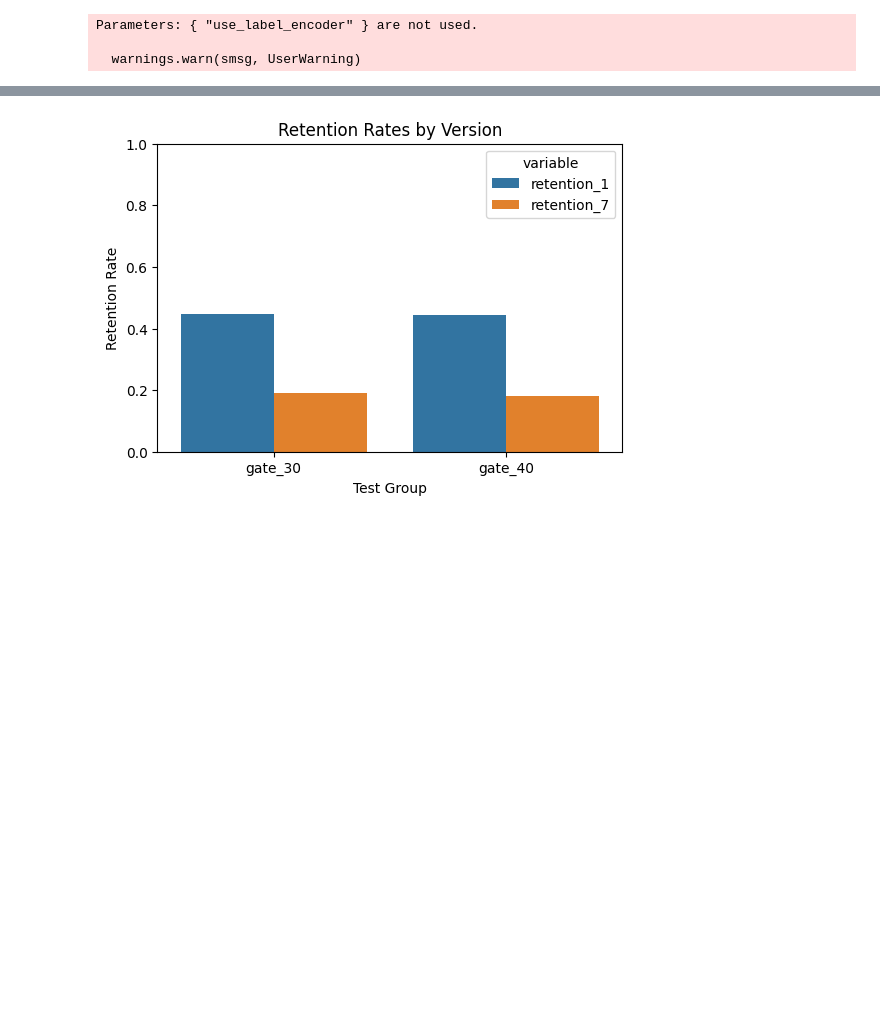
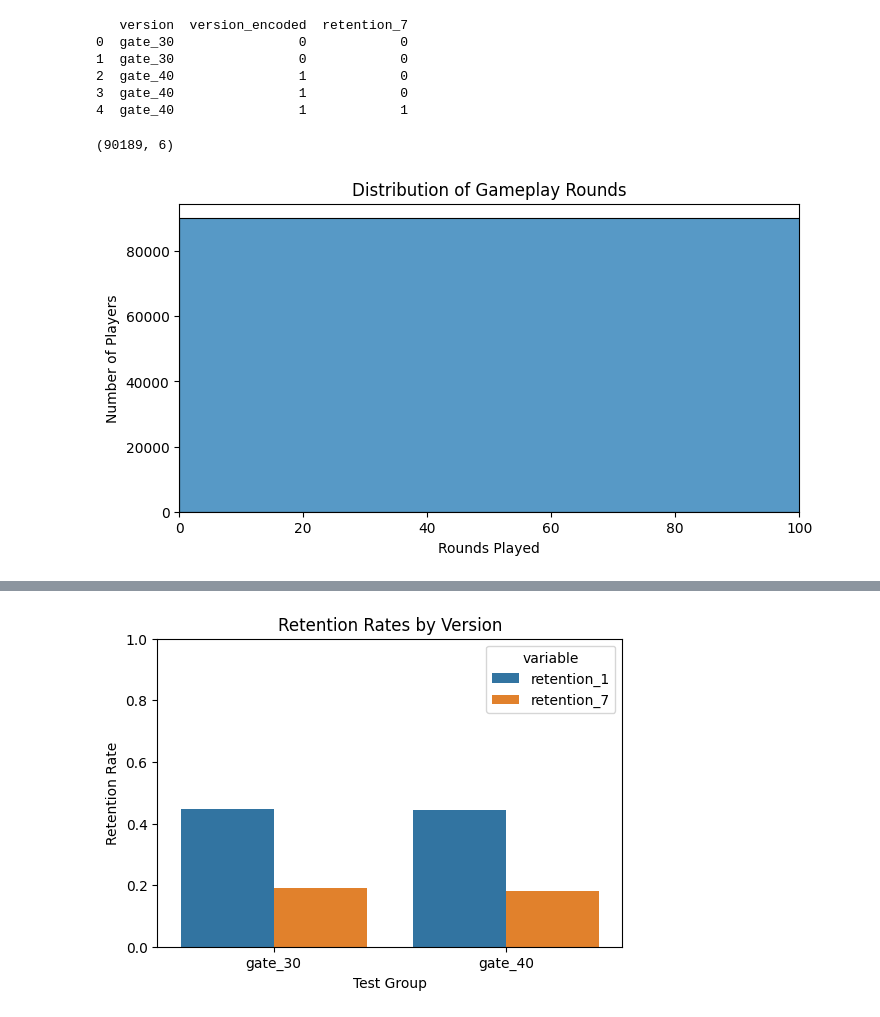
Before and after one commit to JahnaviPatel84/Cookie-Cats-Retention-Analysis, a Jupyter notebook: Cookie_Cats_Retention_Analysis.ipynb, the cells around one changed output, grey strips where cells are left out. Drawn from its saved outputs; the diff is of its cells as text; code cells hidden in the pictures; blank space fills up the shorter version.

```diff
--- a/Cookie_Cats_Retention_Analysis.ipynb
+++ b/Cookie_Cats_Retention_Analysis.ipynb
@@ -38,18 +50,25 @@ Day 7 Retention — t-stat: 3.1645, p-value: 0.0016
+# %%
+# Encode version (gate_30 = 0, gate_40 = 1)
+df['version_encoded'] = df['version'].map({'gate_30': 0, 'gate_40': 1})
+
+# Convert target to binary (if not already)
+df['retention_7'] = df['retention_7'].astype(int)
+df['retention_1'] = df['retention_1'].astype(int)
+
+# Optional sanity check
+print(df[['version', 'version_encoded', 'retention_7']].head())
+# %% [output]
+   version  version_encoded  retention_7
+0  gate_30                0            0
+1  gate_30                0            0
+2  gate_40                1            0
+3  gate_40                1            0
+4  gate_40                1            1
+# %%
+df.shape
+# %% [output]
+(90189, 6)
 # %%
-# Features + label
 X = df[['sum_gamerounds', 'version_encoded']]
 y = df['retention_7']
-
-# Train/test split
-X_train, X_test, y_train, y_test = train_test_split(X, y, test_size=0.2, random_state=42)
-
-# Train model
-model = xgb.XGBClassifier(use_label_encoder=False, eval_metric='logloss')
-model.fit(X_train, y_train)
-
-# Predict probabilities on full dataset
-df['model_pred'] = model.predict_proba(X)[:, 1]
+X_train, X_test, y_train, y_test = train_test_split(X, y, stratify=y, test_size=0.2, random_state=42)
-# %% [output]
-Parameters: { "use_label_encoder" } are not used.
-
-  warnings.warn(smsg, UserWarning)
@@ -63,0 +75,11 @@ df['shap_version'] = shap_values[:, 1]
+# %%
+# Distribution of gamerounds
+plt.figure(figsize=(8,4))
+sns.histplot(df['sum_gamerounds'], bins=50, kde=False)
+plt.title("Distribution of Gameplay Rounds")
+plt.xlabel("Rounds Played")
+plt.ylabel("Number of Players")
+plt.xlim(0, 100)
+plt.show()
+# %% [output]
+[figure, added]
```
Also changed, not shown: parts of 27 cells of this notebook.
